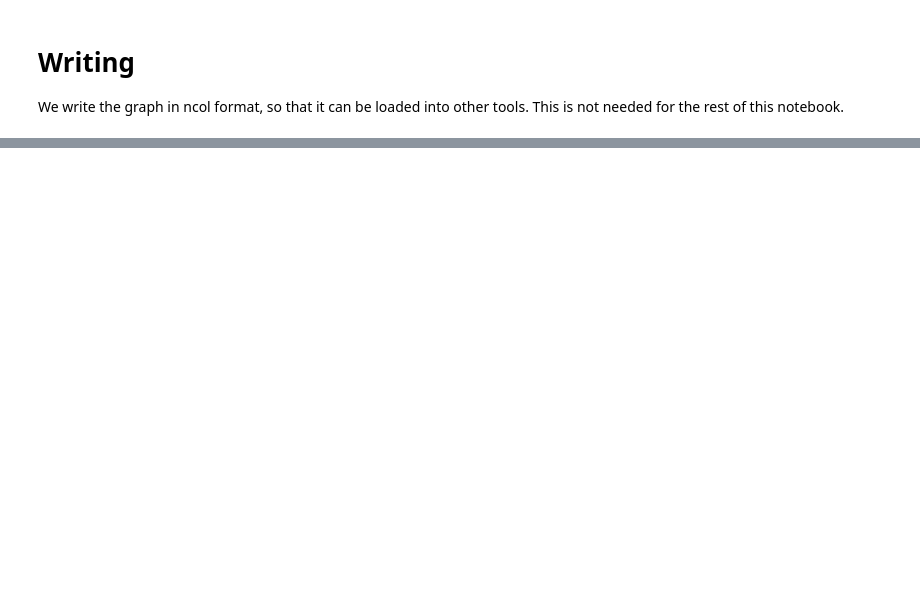
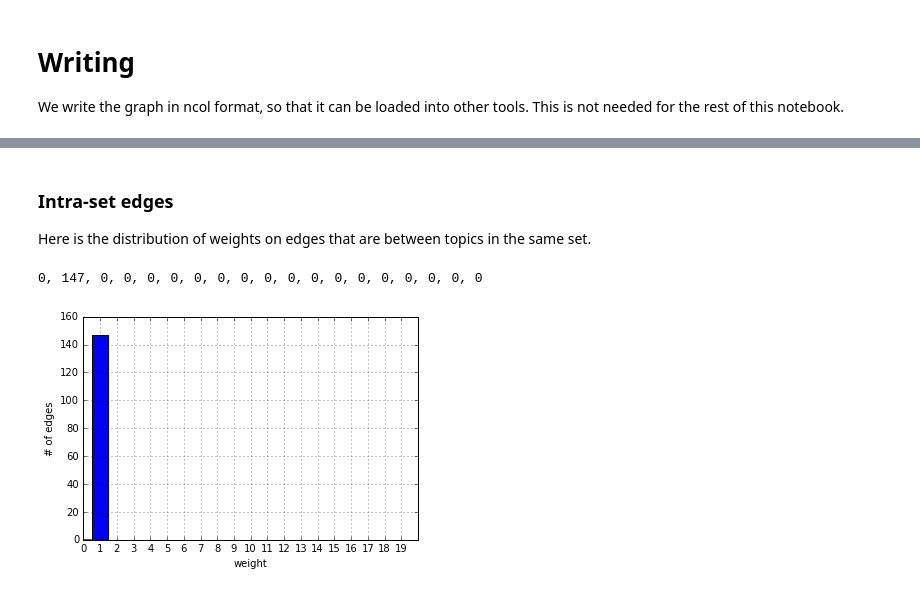
Before and after one commit to ETCBC/laf-fabric-nbs, a Jupyter notebook: topics/topic_viz.ipynb, the cells around one changed output, grey strips where cells are left out. Drawn from its saved outputs; the diff is of its cells as text; code cells hidden in the pictures; blank space fills up the shorter version.

Commit message:
topics

```diff
--- a/topics/topic_viz.ipynb
+++ b/topics/topic_viz.ipynb
@@ -163,0 +147,17 @@ nx.draw(g,
+# %% [markdown]
+### Intra-set edges
+
+Here is the distribution of weights on edges that are between topics in the same set.
+# %%
+x = sorted(edges[(x,y)] for (x,y) in edges if x[0] == y[0])
+bins = range(nbins)
+n, bins, patches = plt.hist(x, bins, align='left', rwidth=1)
+plt.xlabel('weight')
+plt.ylabel('# of edges')
+plt.xticks(range(nbins))
+plt.xlim([0, nbins])
+plt.grid(True)
+print(', '.join(str(int(round(m))) for m in n))
+# %% [output]
+0, 147, 0, 0, 0, 0, 0, 0, 0, 0, 0, 0, 0, 0, 0, 0, 0, 0, 0
+[figure, added]
```
Also changed, not shown: parts of 34 cells of this notebook, 1 other file.
